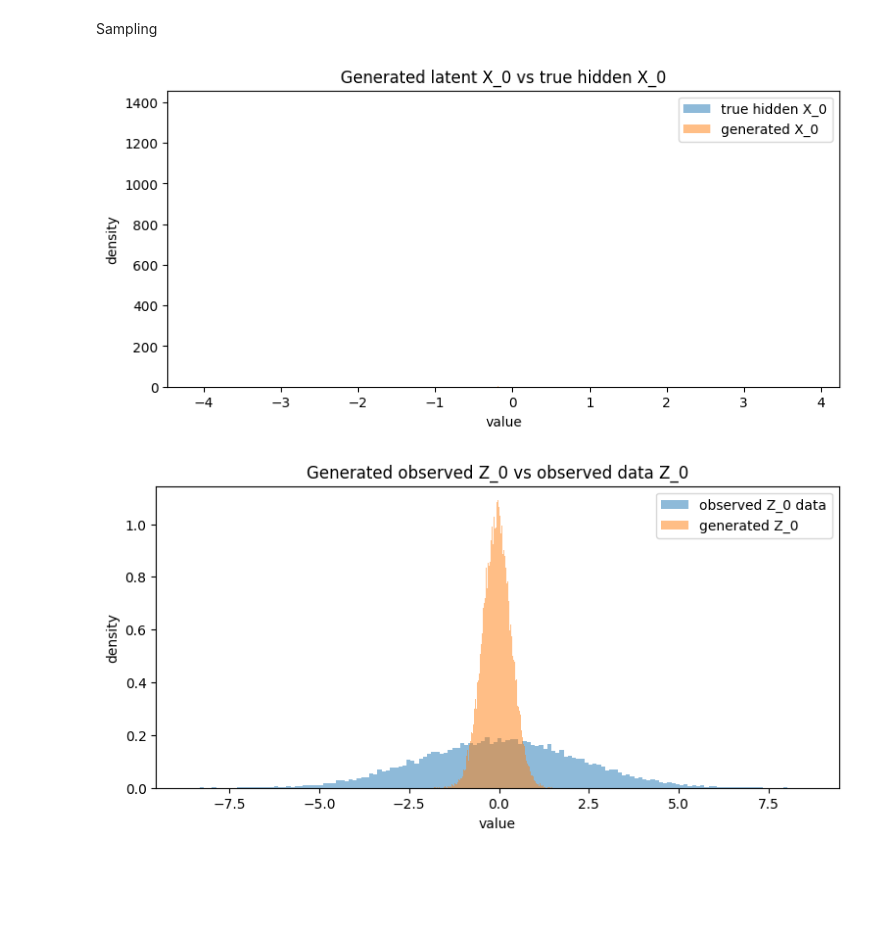
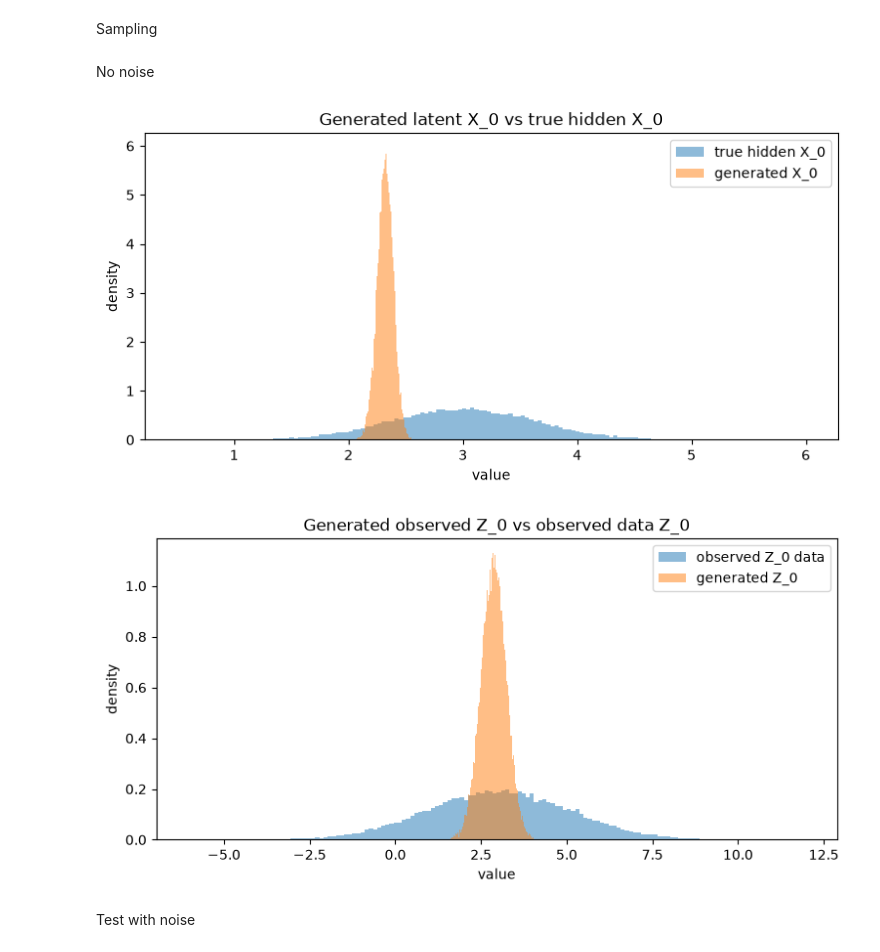
Before and after one commit to lealagonotte/stage_2026, a Jupyter notebook: ddpm_adapted (2).ipynb, the cells around one changed output. Drawn from its saved outputs; the diff is of its cells as text; code cells hidden in the pictures; blank space fills up the shorter version.

```diff
--- a/ddpm_adapted (2).ipynb
+++ b/ddpm_adapted (2).ipynb
@@ -63,6 +92,6 @@ def sample_data(batch_size):
     return z0
 # %%
-x0, z0 = sample_joint_data(30000)
+x0, z0 = sample_joint_data(n_samples, data=data)
 
 x0_np = x0.detach().cpu().numpy()
 z0_np = z0.detach().cpu().numpy()
@@ -103,6 +132,25 @@ def extract_sigma2(t, x_shape):
     """
     out = sigma2_at_index(t)
     return out.reshape(-1, *([1] * (len(x_shape) - 1)))
+
+def extract(v, t, x_shape):
+    """
+    Extract v[t] for each element of the batch, then reshape for broadcasting.
+
+    v: tensor of shape (T,)
+       Example: betas, alphas, alpha_bars
+
+    t: tensor of shape (batch_size,)
+       Time index for each sample in the batch.
+
+    x_shape: shape of the variable we want to multiply with.
+       Example: z.shape = (batch_size, 1)
+
+    Returns:
+       tensor of shape (batch_size, 1, ..., 1)
+    """
+    out = v.gather(0, t)
+    return out.view(t.shape[0], *([1] * (len(x_shape) - 1)))
 # %% [markdown]
 Forward
 # %%
@@ -118,9 +166,9 @@ def q_sample(z0, t, eps=None):
     zt = torch.sqrt(alpha_bar_t) * z0 + torch.sqrt(1.0 - alpha_bar_t) * eps
     return zt, eps
 # %%
-z0 = sample_data(20000)
+z0 = sample_data(30000, data=data)
 
-times_to_plot = [0, 25, 75, 150, 299, 400, 499]
+times_to_plot = [0, 25, 150, 299, 399, 499]
 
 plt.figure(figsize=(12, 7))
 
@@ -316,6 +359,6 @@ def p_sample_hidden_x_score(model, zt, t):
 # %%
 @torch.no_grad()
-def sample_hidden_x_from_z_ddpm(model, n_samples):
+def sample_hidden_x_from_z_ddpm(model, n_samples, eta):
     """
     Full adapted reverse chain.
 
@@ -334,13 +377,14 @@ def sample_hidden_x_from_z_ddpm(model, n_samples):
     for time_step in reversed(range(T)):
         t = torch.full((n_samples,), time_step, device=device, dtype=torch.long)
 
-        z_prev, x_prev_hat, mean_z, var_z = p_sample_hidden_x_score(model, zt, t)
+        z_prev, x_prev, x_prev_hat, mean_z, var_z= p_sample_hidden_x_score(model, zt, t, eta)
 
         if time_step in [T - 1, 200, 100, 50, 10, 0]:
             trajectory.append(
                 {
                     "time": time_step,
                     "z_t": zt.detach().cpu(),
+                    "x_prev": x_prev.detach().cpu(),
                     "x_prev_hat": x_prev_hat.detach().cpu(),
                     "z_prev": z_prev.detach().cpu(),
                     "var_z": var_z.detach().cpu(),
@@ -350,33 +394,40 @@ def sample_hidden_x_from_z_ddpm(model, n_samples):
         zt = z_prev
 
     z0_hat = zt.detach().cpu()
-    x0_hat = x_prev_hat.detach().cpu()
+    x0_hat = x_prev.detach().cpu()
 
     return x0_hat, z0_hat, trajectory
+# %% [markdown]
+No noise
 # %%
-x0_gen, z0_gen, trajectory = sample_hidden_x_from_z_ddpm(model, n_samples=30000)
+eta = 0.0
 
-x0_real, z0_real = sample_joint_data(30000)
+
+x0_gen, z0_gen, trajectory = sample_hidden_x_from_z_ddpm(model, n_samples=30000, eta=eta)
+
+x0_real, z0_real = sample_joint_data(30000, data=data)
 x0_real = x0_real.detach().cpu()
 z0_real = z0_real.detach().cpu()
 
 plt.figure(figsize=(9, 4))
 plt.hist(x0_real.numpy(), bins=150, density=True, alpha=0.5, label="true hidden X_0")
 plt.hist(x0_gen.numpy(), bins=150, density=True, alpha=0.5, label="generated X_0")
 plt.title("Generated latent X_0 vs true hidden X_0")
 plt.xlabel("value")
 plt.ylabel("density")
 plt.legend()
 plt.show()
 
 plt.figure(figsize=(9, 4))
 plt.hist(z0_real.numpy(), bins=150, density=True, alpha=0.5, label="observed Z_0 data")
 plt.hist(z0_gen.numpy(), bins=150, density=True, alpha=0.5, label="generated Z_0")
 plt.title("Generated observed Z_0 vs observed data Z_0")
 plt.xlabel("value")
 plt.ylabel("density")
 plt.legend()
 plt.show()
 # %% [output]
-[figure, old version]
+[figure, new version]
-[figure, old version]
+[figure, new version]
+# %% [markdown]
+Test with noise
```
Also changed, not shown: parts of 8 cells of this notebook, 1 other file.
